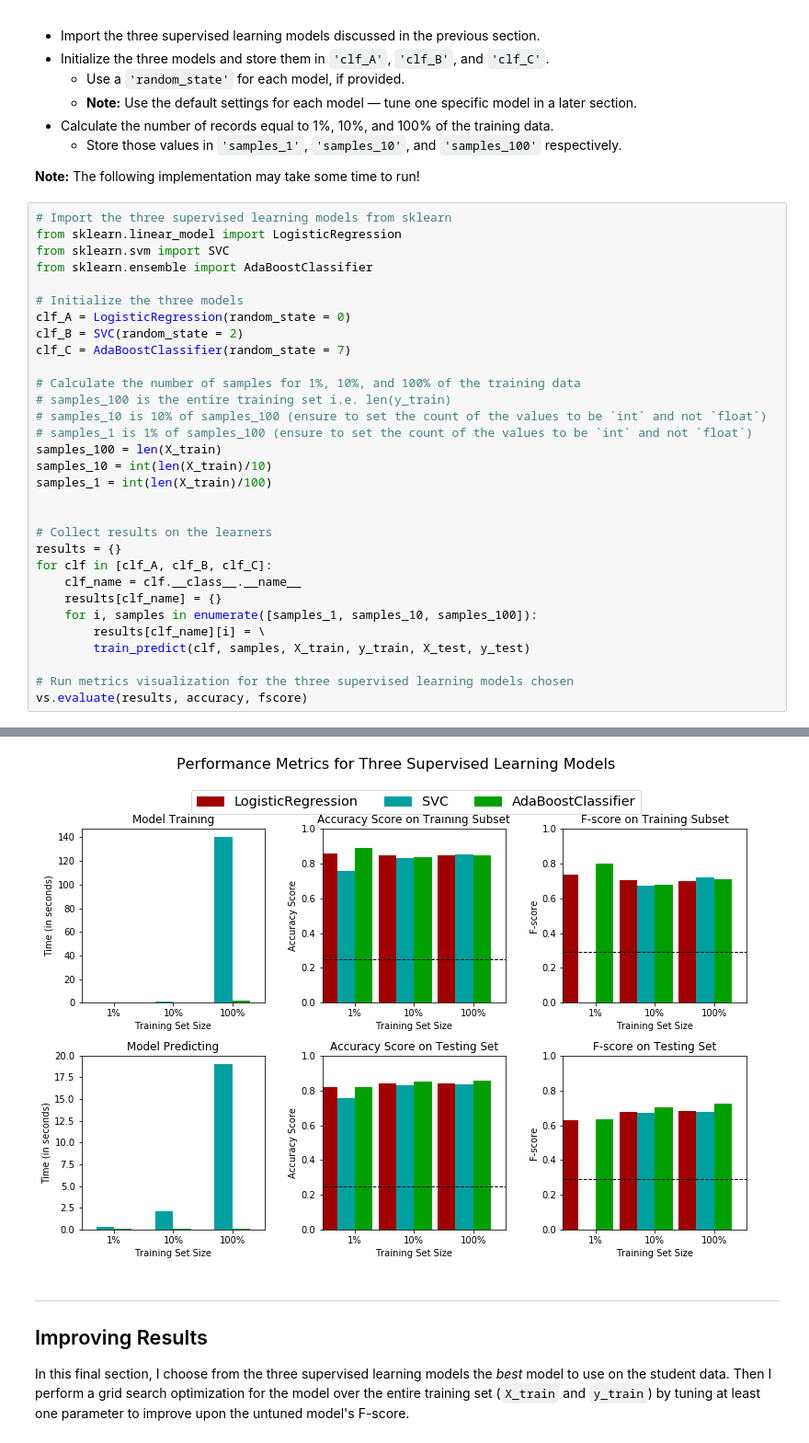
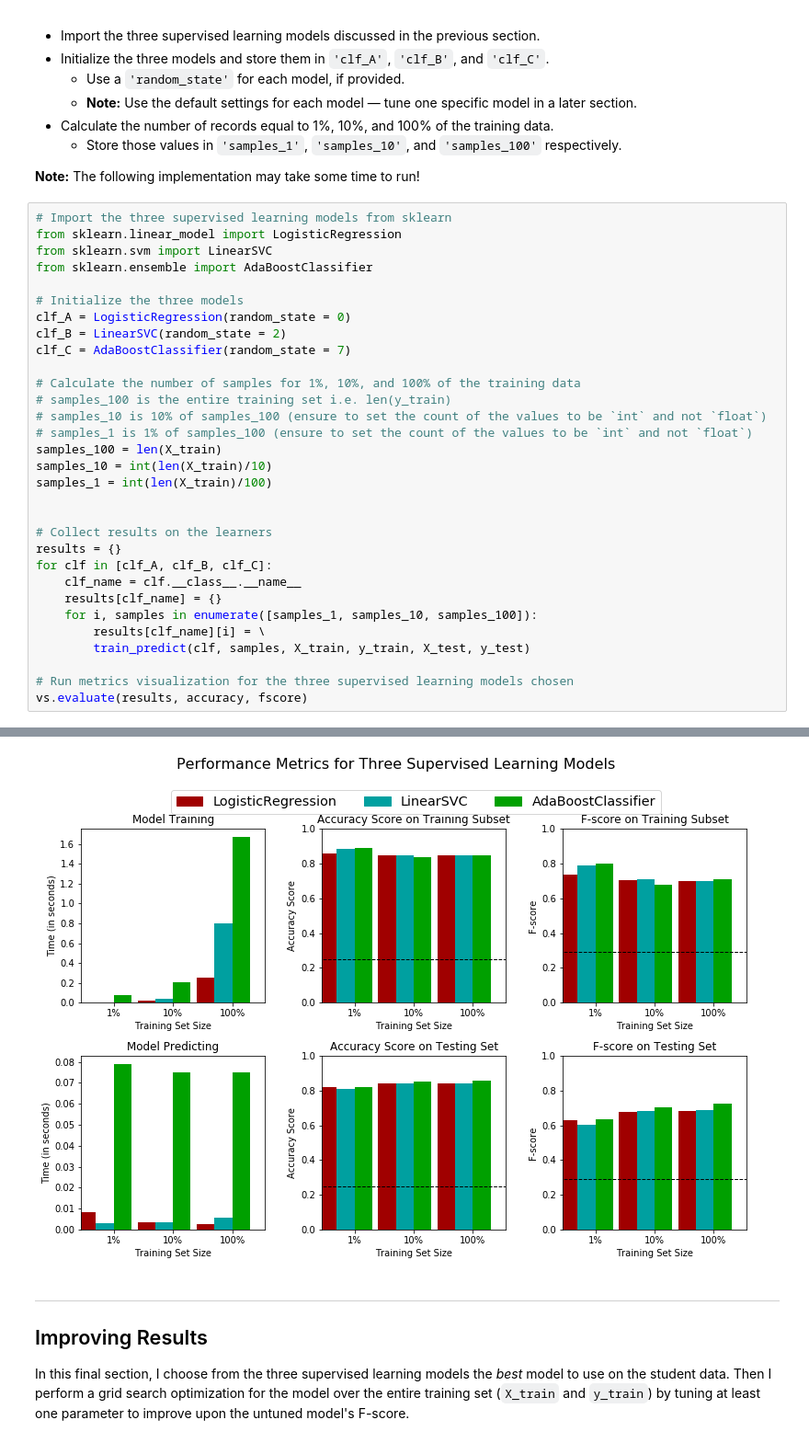
Before and after one commit to annalee02/DSND_Finding_Donors_for_CharityML, a Jupyter notebook: finding_donors.ipynb, the cells around one changed output, grey strips where cells are left out. Shown at 92% size. Saved outputs shown, nothing was run; the diff lists cells and outputs as text.

Commit message:
feat: Change SVC to LinearSVC
Also polish and add some text

```diff
--- a/finding_donors.ipynb
+++ b/finding_donors.ipynb
@@ -372,12 +373,12 @@ In the code cell, I implement the following:
 # %%
 # Import the three supervised learning models from sklearn
 from sklearn.linear_model import LogisticRegression
-from sklearn.svm import SVC
+from sklearn.svm import LinearSVC
 from sklearn.ensemble import AdaBoostClassifier
 
 # Initialize the three models
 clf_A = LogisticRegression(random_state = 0)
-clf_B = SVC(random_state = 2)
+clf_B = LinearSVC(random_state = 2)
 clf_C = AdaBoostClassifier(random_state = 7)
 
 # Calculate the number of samples for 1%, 10%, and 100% of the training data
@@ -410,7 +411,7 @@ SVC trained on 36177 samples.
 AdaBoostClassifier trained on 361 samples.
 AdaBoostClassifier trained on 3617 samples.
 AdaBoostClassifier trained on 36177 samples.
-[figure, old version]
+[figure, new version]
 # %% [markdown]
 ----
 ## Improving Results
```
Also changed, not shown: parts of 12 cells of this notebook, 1 other file.
